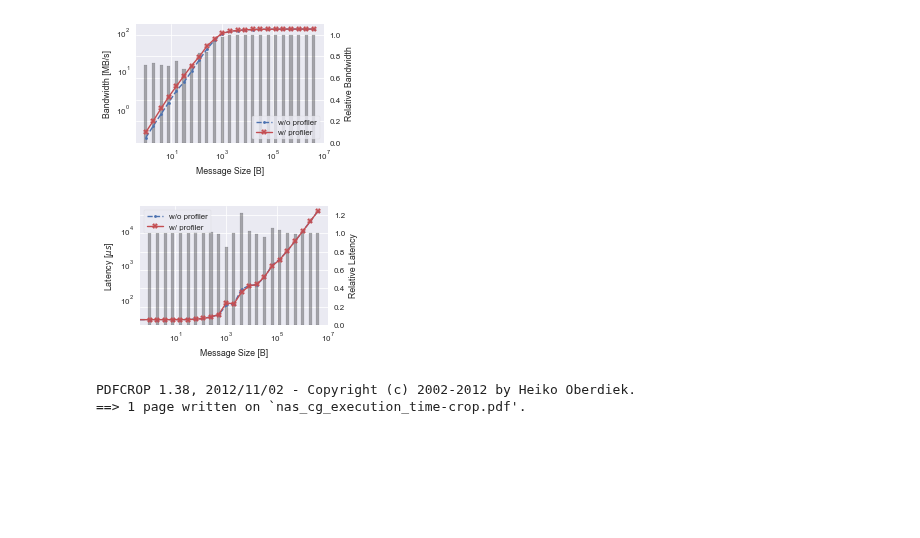
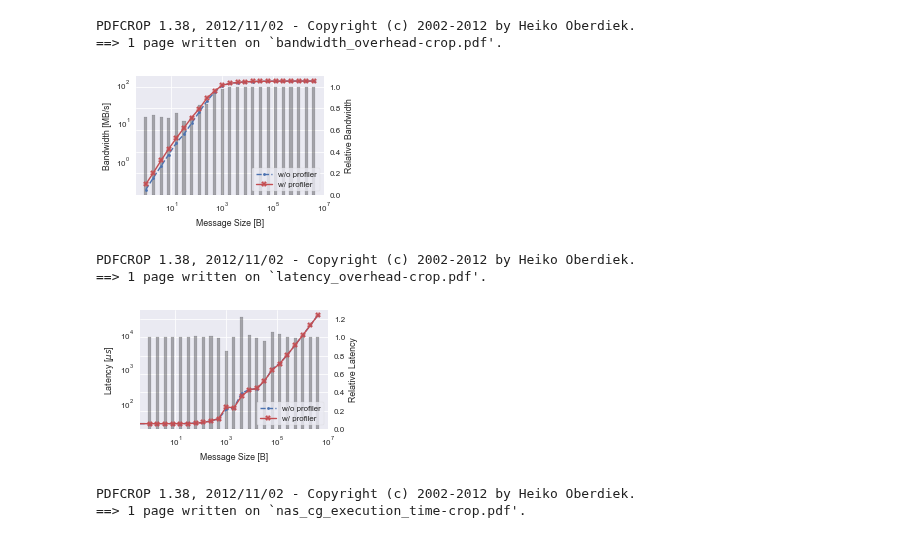
Before and after one commit to keichi/hpcmaspa17-pfanalyzer, a Jupyter notebook: img/plot.ipynb, the cells around one changed output. Cells and saved outputs as stored; diff of their text form; code cells hidden in the pictures; blank space fills up the shorter version.

```diff
--- a/img/plot.ipynb
+++ b/img/plot.ipynb
@@ -25,7 +25,7 @@ pal = sns.color_palette()
 
 ax2.plot(data[:,0], data[:,2], color=pal[0], ls="--", marker=".", label="w/o profiler")
 ax2.plot(data[:,0], data[:,1], color=pal[2], marker="X", label="w/ profiler")
-ax2.legend(frameon=True)
+ax2.legend(frameon=True, loc="lower right")
 ax2.grid(False)
 
 ax1.yaxis.tick_right()
@@ -50,6 +50,8 @@ fig.savefig("bandwidth_overhead.pdf")
 !pdfcrop bandwidth_overhead.pdf
 !mv bandwidth_overhead-crop.pdf bandwidth_overhead.pdf
 # %% [output]
+PDFCROP 1.38, 2012/11/02 - Copyright (c) 2002-2012 by Heiko Oberdiek.
+==> 1 page written on `bandwidth_overhead-crop.pdf'.
 [figure]
 # %%
 data = np.loadtxt("liboxton_latency.csv", delimiter=",", skiprows=1)
@@ -65,35 +67,37 @@ ax2.set_xscale("log")
 ax2.set_yscale("log")
 
 pal = sns.color_palette()
 
 ax2.plot(data[:,0], data[:,2], color=pal[0], ls="--", marker=".", label="w/o profiler")
 ax2.plot(data[:,0], data[:,1], color=pal[2], marker="X", label="w/ profiler")
-ax2.legend(frameon=True)
+ax2.legend(frameon=True, loc="lower right")
 ax2.grid(False)
 
 ax1.yaxis.tick_right()
 ax1.yaxis.set_label_position("right")
 ax1.set_xlabel("Message Size [B]")
 ax1.set_ylabel("Relative Latency")
 ax1.set_yscale("linear")
 ax1.set_ylim((0,1.3))
 
 width = 6e-2
 x = data[1:,0]
 y = data[1:,2] / data[1:,1]
 
 for i in range(len(x)):
     ax1.fill([10**(np.log10(x[i])-width), 10**(np.log10(x[i])-width), 10**(np.log10(x[i])+width), 10**(np.log10(x[i])+width)],
                  [0, y[i], y[i], 0],
                  color="k", alpha=0.3)
 
 fig.set_size_inches(w, h)
 fig.savefig("latency_overhead.pdf")
 
 !pdfcrop latency_overhead.pdf
 !mv latency_overhead-crop.pdf latency_overhead.pdf
 # %% [output]
+PDFCROP 1.38, 2012/11/02 - Copyright (c) 2002-2012 by Heiko Oberdiek.
+==> 1 page written on `latency_overhead-crop.pdf'.
-[figure, old version]
+[figure, new version]
 # %%
 pal = sns.color_palette()
 
```
Also changed, not shown: parts of 2 cells of this notebook, 2 other files.
